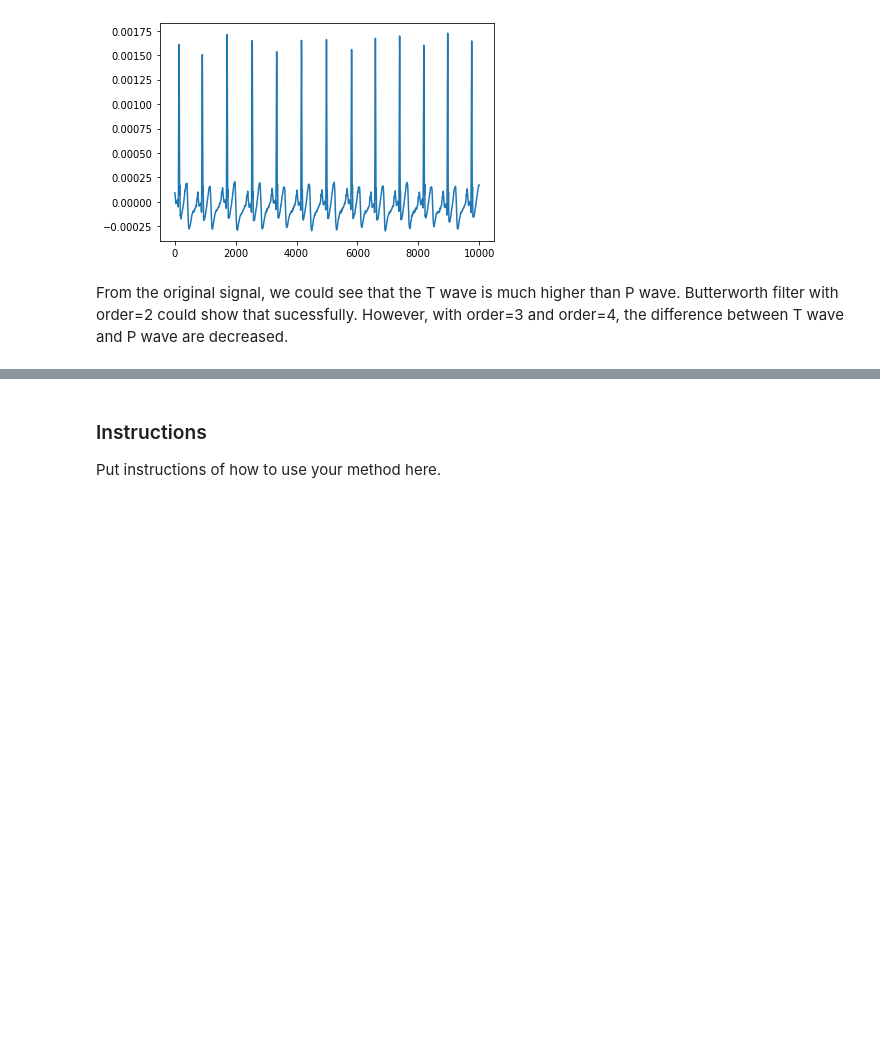
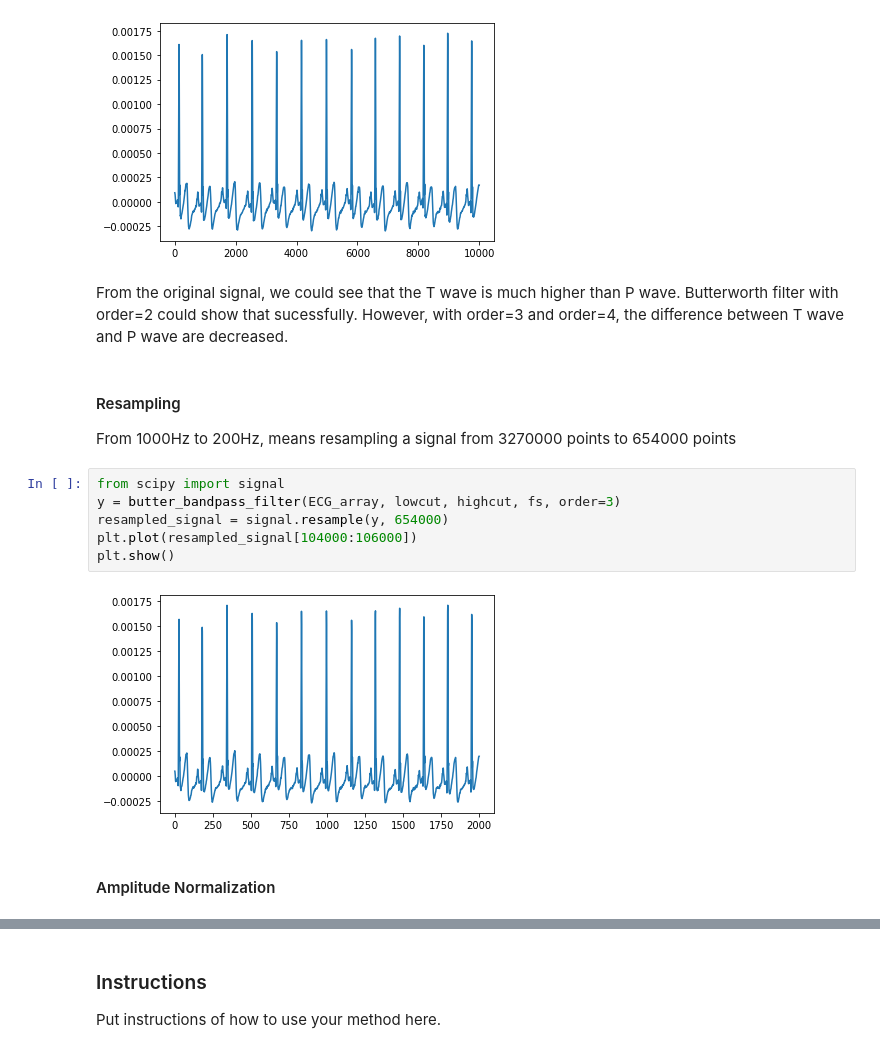
Before and after one commit to DigitalBiomarkerDiscoveryPipeline/Data-Compression-Toolbox, a Jupyter notebook: Baiying/code_m1.ipynb, the cells around one changed output, grey strips where cells are left out. Saved outputs shown, nothing was run; the diff lists cells and outputs as text; blank space fills up the shorter version.

Commit message:
Resample and normalize the signal

```diff
--- a/Baiying/code_m1.ipynb
+++ b/Baiying/code_m1.ipynb
@@ -269,3 +262,16 @@ plt.show()
 [figure]
 # %% [markdown]
 From the original signal, we could see that the T wave is much higher than P wave. Butterworth filter with order=2 could show that sucessfully. However, with order=3 and order=4, the difference between T wave and P wave are decreased.
+# %% [markdown]
+#### Resampling
+From 1000Hz to 200Hz, means resampling a signal from 3270000 points to 654000 points
+# %%
+from scipy import signal
+y = butter_bandpass_filter(ECG_array, lowcut, highcut, fs, order=3)
+resampled_signal = signal.resample(y, 654000)
+plt.plot(resampled_signal[104000:106000])
+plt.show()
+# %% [output]
+[figure, added]
+# %% [markdown]
+#### Amplitude Normalization
```
Also changed, not shown: parts of 3 cells of this notebook.
